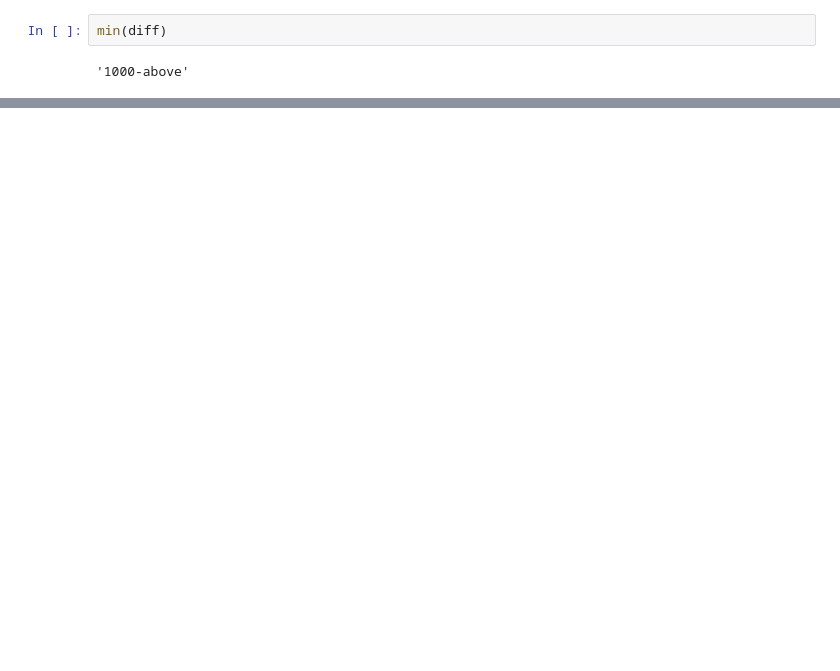
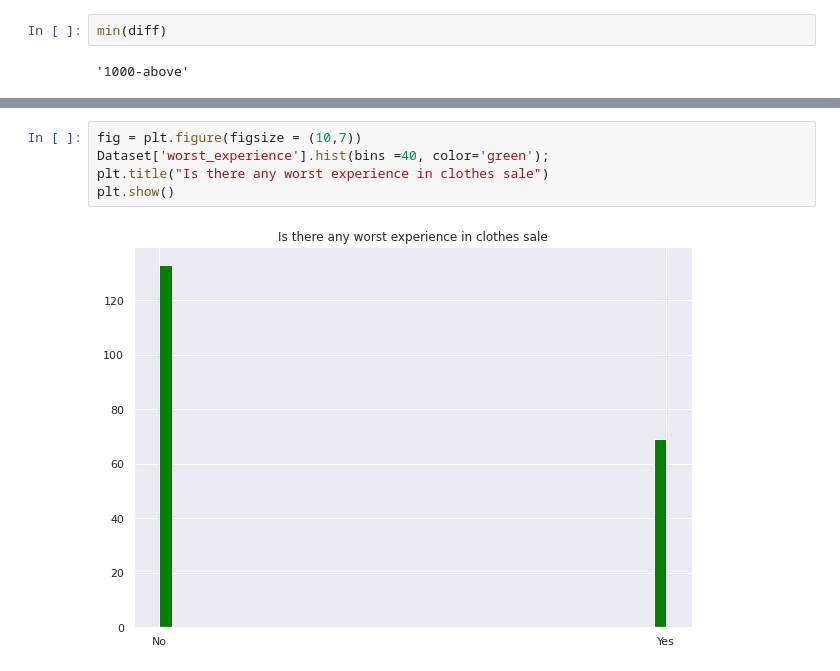
Before and after one commit to pranali-kirolkar-zz/MSCPROJECT, a Jupyter notebook: Visualization_+_EDA.ipynb, the cells around one changed output, grey strips where cells are left out. Cells and saved outputs as stored; diff of their text form; blank space fills up the shorter version.

```diff
--- a/Visualization_+_EDA.ipynb
+++ b/Visualization_+_EDA.ipynb
@@ -389,3 +375,10 @@ fig.update_layout(title = "Box plot of differences prices over Age")
 fig.show()
 # %% [output]
 [interactive output not drawn]
+# %%
+fig = plt.figure(figsize = (10,7))
+Dataset['worst_experience'].hist(bins =40, color='green');
+plt.title("Is there any worst experience in clothes sale")
+plt.show()
+# %% [output]
+[figure, added]
```
Also changed, not shown: parts of 10 cells of this notebook.
